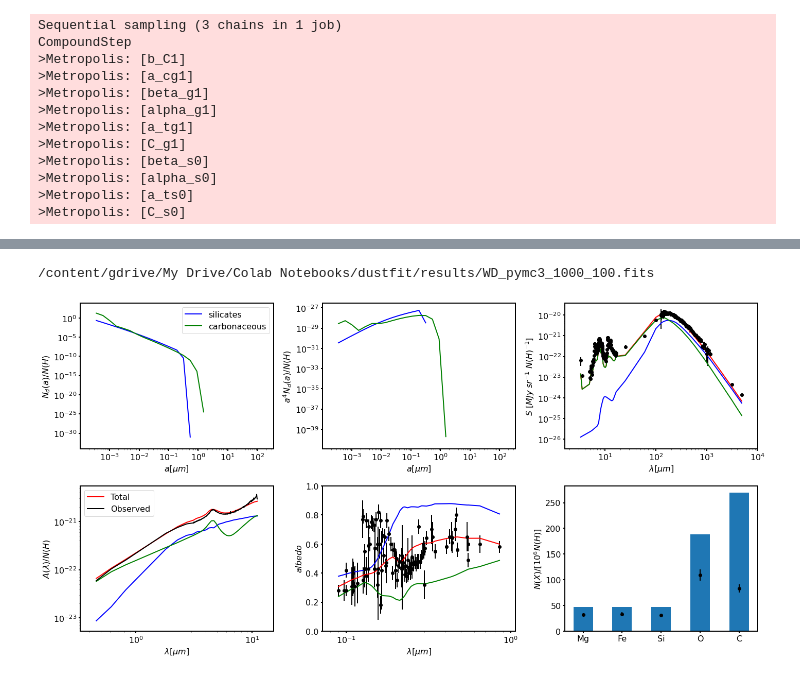
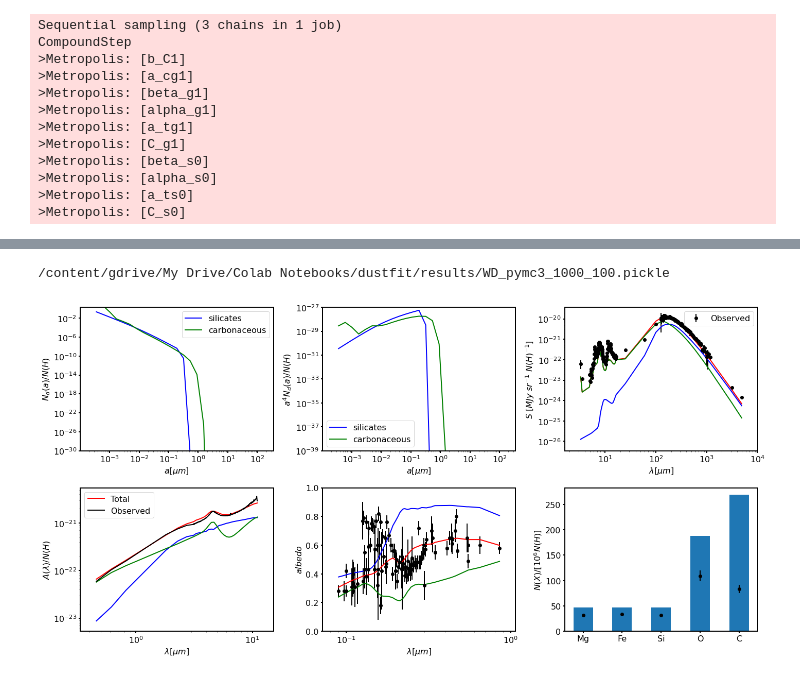
Before and after one commit to nv-hiep/dust_grain_fit, a Jupyter notebook: run_dustfit_WD2001_pymc3.ipynb, the cells around one changed output, grey strips where cells are left out. Cells and saved outputs as stored; diff of their text form; code cells hidden in the pictures.

```diff
--- a/run_dustfit_WD2001_pymc3.ipynb
+++ b/run_dustfit_WD2001_pymc3.ipynb
@@ -108,8 +94,7 @@ obsdata = DustData(path,
                     extinction = True,
                     emission   = True,
                     scattering = True,
-                    ISRF       = True,
-                    ext_tags   = ['band', 'iue', 'fuse'] )
+                    ISRF       = True )
 # %%
 def get_arr_obsdata(obsdata):
 
@@ -403,4 +374,7 @@ Mean and std of the params:
 # %%
-# Save to FITS
-fitsfile = prefile +'_pymc3_' + str(n_sample) + '_' + str(burn) + '.fits'
-dustmodel.save_best_results_pm3(fitsfile, fit_params_best, obsdata)
+# Save to pickle f
+filename = prefile +'_pymc3_' + str(n_sample) + '_' + str(burn) + '.pickle'
+dustmodel.save_best_results(filename, fit_params_best, obsdata)
+
+for xname,xval in zip(pnames, fit_params_best):
+  print('%s : %s'%(xname, xval) )
@@ -618,72 +550,51 @@ def plot_dgfit_albedo(ax, hdu, obsdata, colors=["r", "b", "g"], fontsize=12, com
     # ax.set_ylim(yrange)
 # %%
-# fitsfile = 'dgfit_test_pm3_WD.fits'
-# fitsfile = 'dgfit_test_MRN_sizedist_best_fin.fits'
-# fitsfile = 'dgfit_test_pm3_MRN.fits'
-# fitsfile = 'dgfit_test_pm3_MRN_a.fits'
-# fitsfile = 'dgfit_test_MRN_sizedist_50.fits'
-# fitsfile = 'dgfit_test_WD_sizedist_best_fin.fits'
+import pickle
 
-print(fitsfile) # prefile +'_pymc3_' + str(n_sample) + '_' + str(burn) + '.fits'
+print(filename) # prefile +'_pymc3_' + str(n_sample) + '_' + str(burn) + '.pickle'
+
+# Read the results
+with open(filename, 'rb') as xfile:
+    result = pickle.load(xfile)
 
 
 # setup the plots
 fontsize = 16
 font = {"size": fontsize}
 
 matplotlib.rc("font", **font)
 
 matplotlib.rc("lines", linewidth=2)
 matplotlib.rc("axes", linewidth=2)
 matplotlib.rc("xtick.major", width=2)
 matplotlib.rc("ytick.major", width=2)
 
+# Figure
 fig, ax = pyplot.subplots(ncols=3, nrows=2, figsize=(20, 10))
 
-# Read the results
-hdulist = fits.open(fitsfile)
+# plot the dust size distributions
+colors = ['b', 'g']
+plot_sizedist(ax[0, 0], result, fontsize=fontsize, multa4=False)
+plot_sizedist(ax[0, 1], result, fontsize=fontsize, plegend=False)
 
-# plot the dust size distributions
-colors = ["b", "g"]
-plot_dgfit_sizedist(ax[0, 0], hdulist, fontsize=fontsize, multa4=False)
 
-plot_dgfit_sizedist(ax[0, 1], hdulist, fontsize=fontsize, plegend=False)
-
-# plot the resulting total and component emission spectra
-plot_dgfit_emission(ax[0, 2], hdulist["EMISSION"], obsdata, fontsize=fontsize)
+# # plot the resulting total and component emission spectra
+plot_emission(ax[0, 2], result, obsdata, fontsize=fontsize)
 
 
 # plot the resulting total and component extinction curves
-plot_dgfit_extinction(ax[1, 0], hdulist["EXTINCTION"], obsdata, fontsize=fontsize)
+plot_extinction(ax[1, 0], result, obsdata, fontsize=fontsize)
 
 # plot the resulting total and component emission spectra
-plot_dgfit_albedo(ax[1, 1], hdulist["ALBEDO"], obsdata, fontsize=fontsize)
+plot_albedo(ax[1, 1], result, obsdata, fontsize=fontsize)
 
 # plot the abundances
-plot_dgfit_abundances(ax[1, 2], hdulist["ABUNDANCES"], obsdata, fontsize=fontsize)
-
-if False:
-    hdulist2 = fits.open(fitsfile.replace("best_fin", "start"))
-
-    plot_dgfit_sizedist( ax[0, 0], hdulist2, fontsize=fontsize, multa4=False, plegend=False, ltype="--", alpha=0.5)
-    plot_dgfit_sizedist(ax[0, 1], hdulist2, fontsize=fontsize, plegend=False, ltype="--", alpha=0.50)
-
-    plot_dgfit_emission(ax[0, 2], hdulist2["EMISSION"], obsdata, fontsize=fontsize, ltype="--")
-
-    plot_dgfit_extinction(ax[1, 0], hdulist2["EXTINCTION"], obsdata, fontsize=fontsize, ltype="--")
-
-    plot_dgfit_albedo(ax[1, 1], hdulist2["ALBEDO"], obsdata, fontsize=fontsize, ltype="--")
-
-# ax[0, 0].set_ylim(1e-14, 1e2)
-# ax[1, 0].set_ylim(1e-31, 3e-27)
-
-# ax[1, 2].xaxis.set_major_formatter(ScalarFormatter())
-# ax[1, 2].xaxis.set_minor_formatter(ScalarFormatter())
+plot_dgfit_abundances(ax[1, 2], result, obsdata, fontsize=fontsize)
 
 pyplot.tight_layout()
 
 # show
 pyplot.show()
 # %% [output]
-/content/gdrive/My Drive/Colab Notebooks/dustfit/results/WD_pymc3_1000_100.fits
+/content/gdrive/My Drive/Colab Notebooks/dustfit/results/WD_pymc3_1000_100.pickle
-[figure, old version]
+[figure, new version]
```
Also changed, not shown: parts of 10 cells of this notebook.
